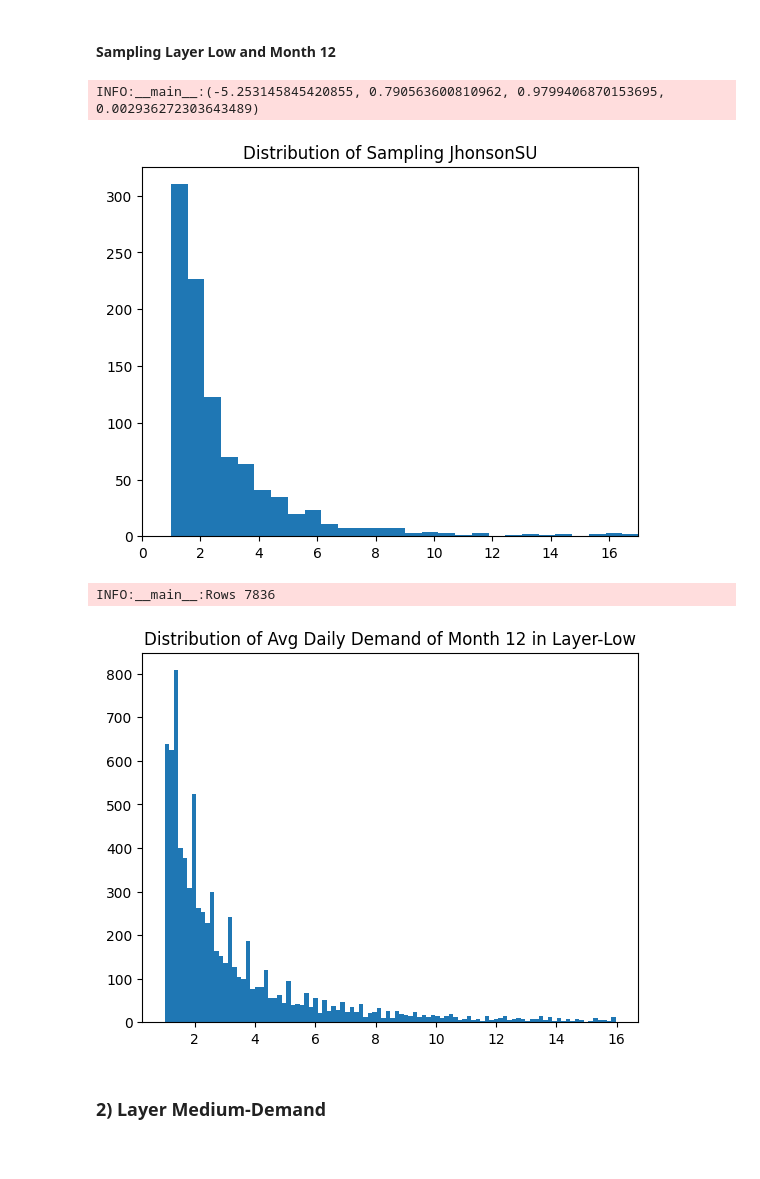
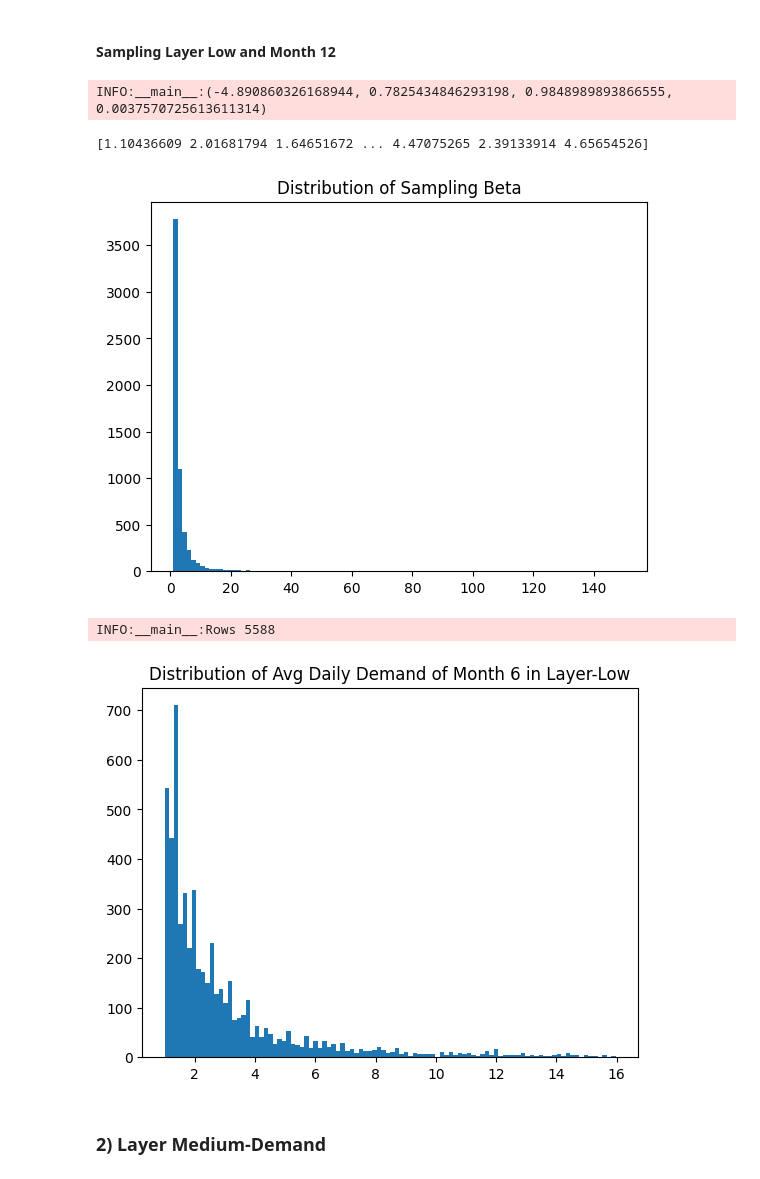
Before and after one commit to PitHurtado/multiperiod-2e, a Jupyter notebook: notebooks/Scenario_Generation/Scenario-Generation-v1.ipynb, the cells around one changed output. Saved outputs shown, nothing was run; the diff lists cells and outputs as text; code cells hidden in the pictures.

```diff
--- a/notebooks/Scenario_Generatio/Scenario-Generatio-v1.ipynb
+++ b/notebooks/Scenario_Generation/Scenario-Generation-v1.ipynb
@@ -483,29 +505,32 @@ BIC:            18343.073228649428
 # %% [markdown]
 #### Sampling Layer Low and Month 12
 # %%
+MONTH = 6
 ## Distribution Selected
 distribution = stats.johnsonsu
 
 # fitting
-parametros   = distribution.fit(raw_low.loc[raw_low.month == 12, 'demand'].to_numpy())
+parametros   = distribution.fit(raw_low.loc[raw_low.month == MONTH, 'demand'].to_numpy())
 logger.info(parametros)
 
 # plot with sampling 10000 records
-plt.hist(distribution.rvs(*parametros, size=1000), bins = 100)
-plt.xlim(0, 17)
-plt.title("Distribution of Sampling JhonsonSU")
+plt.hist(distribution.rvs(*parametros, size=6000), bins = 100)
+print(distribution.rvs(*parametros, size=6000))
+#plt.xlim(0, 17)
+plt.title("Distribution of Sampling Beta")
 plt.show()
 
 
-logger.info(f"Rows {len(raw_low.loc[raw_low.month == 12, 'demand'])}")
-plt.hist(raw_low.loc[raw_low.month == 12, 'demand'], bins=100)
-plt.title("Distribution of Avg Daily Demand of Month 12 in Layer-Low")
+logger.info(f"Rows {len(raw_low.loc[raw_low.month == MONTH, 'demand'])}")
+plt.hist(raw_low.loc[raw_low.month == MONTH, 'demand'], bins=100)
+plt.title(f"Distribution of Avg Daily Demand of Month {MONTH} in Layer-Low")
 plt.show()
 # %% [output]
-INFO:__main__:(-5.253145845420855, 0.790563600810962, 0.9799406870153695, 0.002936272303643489)
+INFO:__main__:(-4.890860326168944, 0.7825434846293198, 0.9848989893866555, 0.0037570725613611314)
+[1.10436609 2.01681794 1.64651672 ... 4.47075265 2.39133914 4.65654526]
-[figure, old version]
+[figure, new version]
-INFO:__main__:Rows 7836
+INFO:__main__:Rows 5588
-[figure, old version]
+[figure, new version]
 # %% [markdown]
 ### 2) Layer Medium-Demand
 # %%
```
Also changed, not shown: parts of 17 cells of this notebook.
